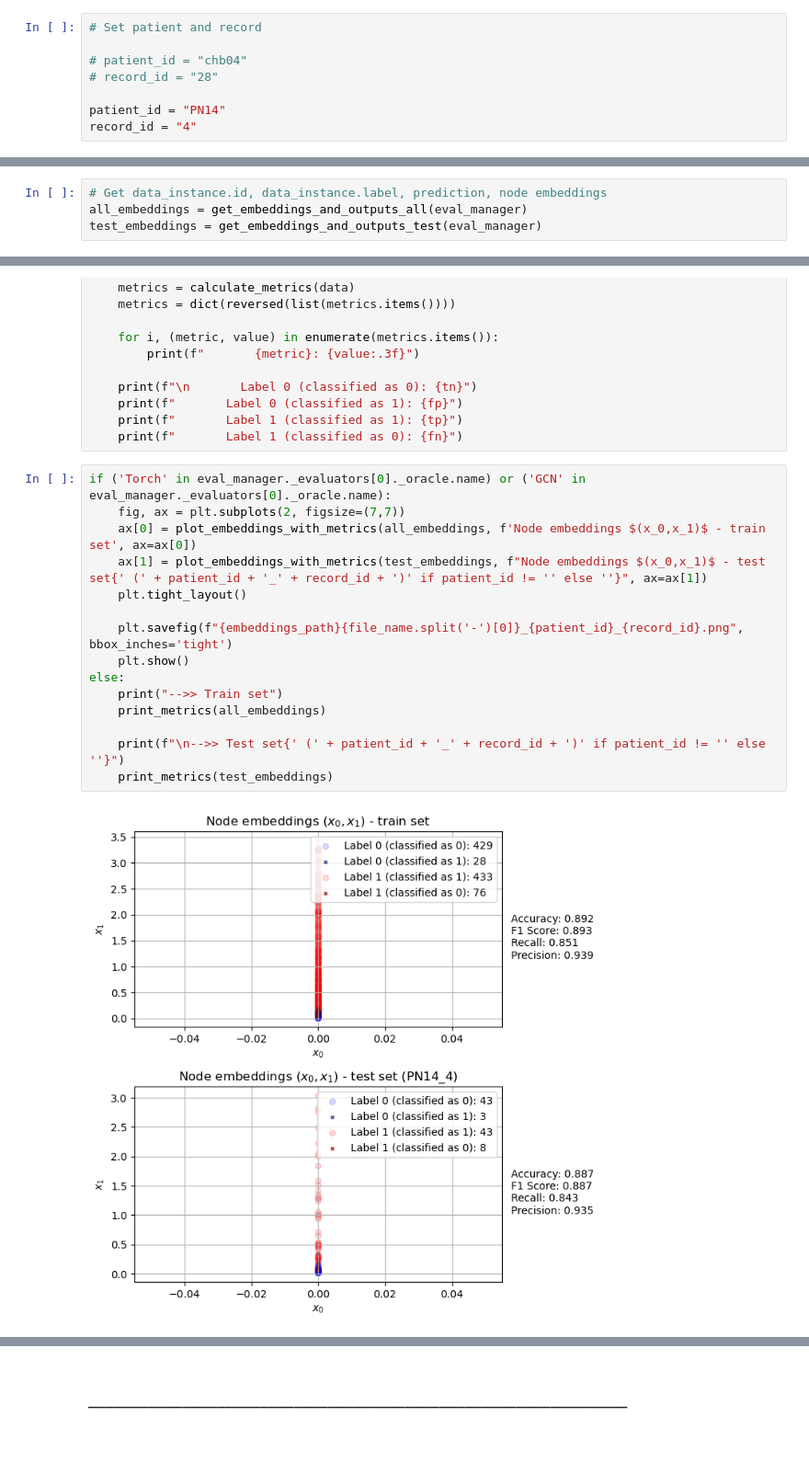
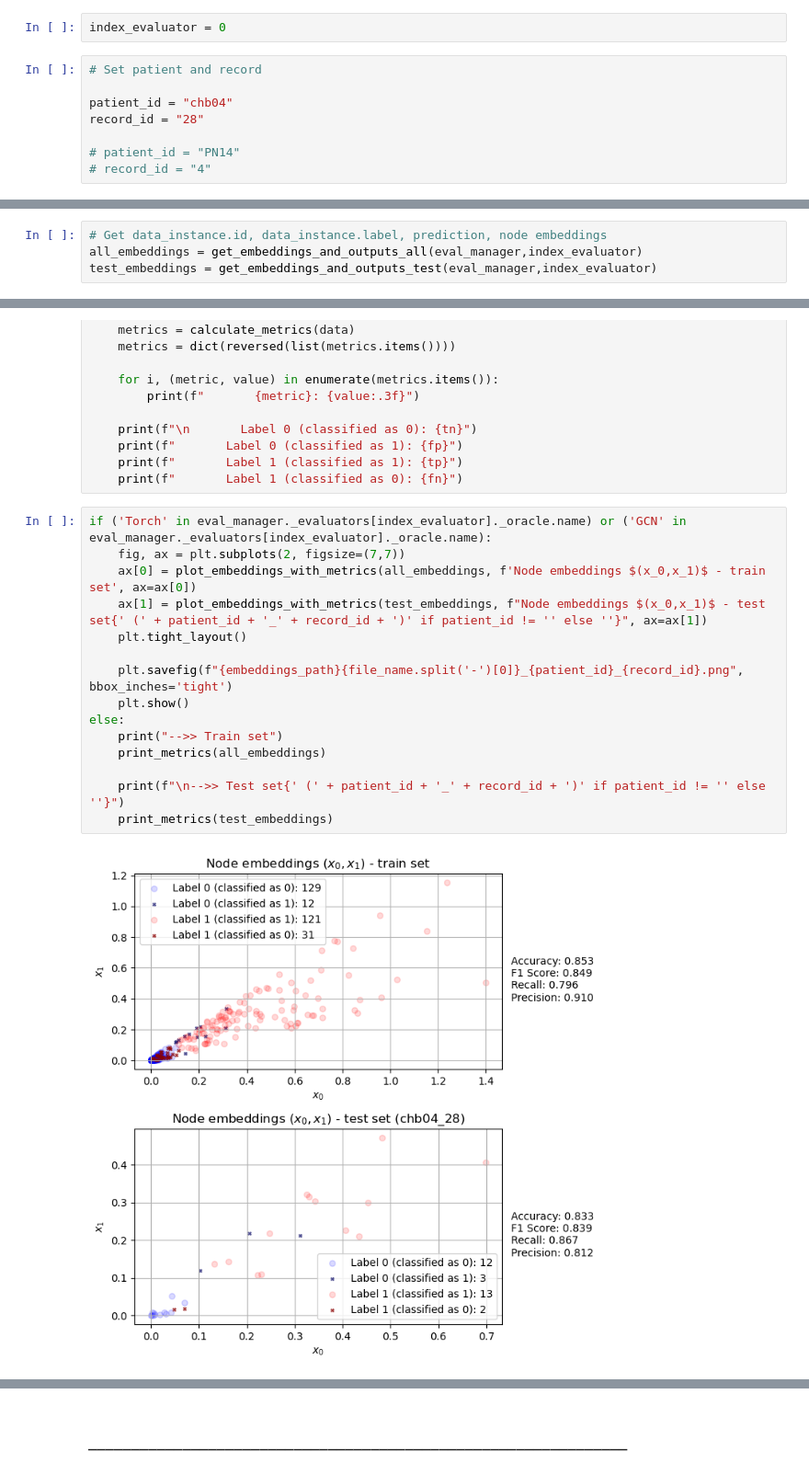
Before and after one commit to MartinaZan/CORTEX, a Jupyter notebook: 3 - get oracle info.ipynb, the cells around one changed output, grey strips where cells are left out. Shown at 92% size. Saved outputs shown, nothing was run; the diff lists cells and outputs as text; blank space fills up the shorter version.

```diff
--- a/3 - get oracle info.ipynb
+++ b/3 - get oracle info.ipynb
@@ -6,14 +6,16 @@ import matplotlib.pyplot as plt
 from sklearn.metrics import precision_score, recall_score, f1_score, accuracy_score, confusion_matrix
 
 from utils_martina.my_utils import *
+# %%
+index_evaluator = 0
 # %%
 # Set patient and record
 
-# patient_id = "chb04"
-# record_id = "28"
+patient_id = "chb04"
+record_id = "28"
 
-patient_id = "PN14"
-record_id = "4"
+# patient_id = "PN14"
+# record_id = "4"
 # %%
 logs_path = "..\\..\\explainability\GRETEL-repo\\output\\logs\\"
 eval_manager_path = "..\\..\\explainability\GRETEL-repo\\output\\eval_manager\\"
@@ -33,8 +37,8 @@ with open(eval_manager_path + file_name + '.pkl', 'rb') as f:
     eval_manager = pickle.load(f)
 # %%
 # Get data_instance.id, data_instance.label, prediction, node embeddings
-all_embeddings = get_embeddings_and_outputs_all(eval_manager)
-test_embeddings = get_embeddings_and_outputs_test(eval_manager)
+all_embeddings = get_embeddings_and_outputs_all(eval_manager,index_evaluator)
+test_embeddings = get_embeddings_and_outputs_test(eval_manager,index_evaluator)
 # %%
 if patient_id != "":
     _, dict_record = extract_time_and_record(content)
@@ -149,22 +153,22 @@ def print_metrics(data):
     print(f"       Label 1 (classified as 1): {tp}")
     print(f"       Label 1 (classified as 0): {fn}")
 # %%
-if ('Torch' in eval_manager._evaluators[0]._oracle.name) or ('GCN' in eval_manager._evaluators[0]._oracle.name):
+if ('Torch' in eval_manager._evaluators[index_evaluator]._oracle.name) or ('GCN' in eval_manager._evaluators[index_evaluator]._oracle.name):
     fig, ax = plt.subplots(2, figsize=(7,7))
     ax[0] = plot_embeddings_with_metrics(all_embeddings, f'Node embeddings $(x_0,x_1)$ - train set', ax=ax[0])
     ax[1] = plot_embeddings_with_metrics(test_embeddings, f"Node embeddings $(x_0,x_1)$ - test set{' (' + patient_id + '_' + record_id + ')' if patient_id != '' else ''}", ax=ax[1])
     plt.tight_layout()
 
     plt.savefig(f"{embeddings_path}{file_name.split('-')[0]}_{patient_id}_{record_id}.png", bbox_inches='tight')
     plt.show()
 else:
     print("-->> Train set")
     print_metrics(all_embeddings)
 
     print(f"\n-->> Test set{' (' + patient_id + '_' + record_id + ')' if patient_id != '' else ''}")
     print_metrics(test_embeddings)
 # %% [output]
-[figure, old version]
+[figure, new version]
 # %%
 print("-->> Train set")
 print_metrics(all_embeddings)
```
Also changed, not shown: parts of 3 cells of this notebook, 20 other files.
